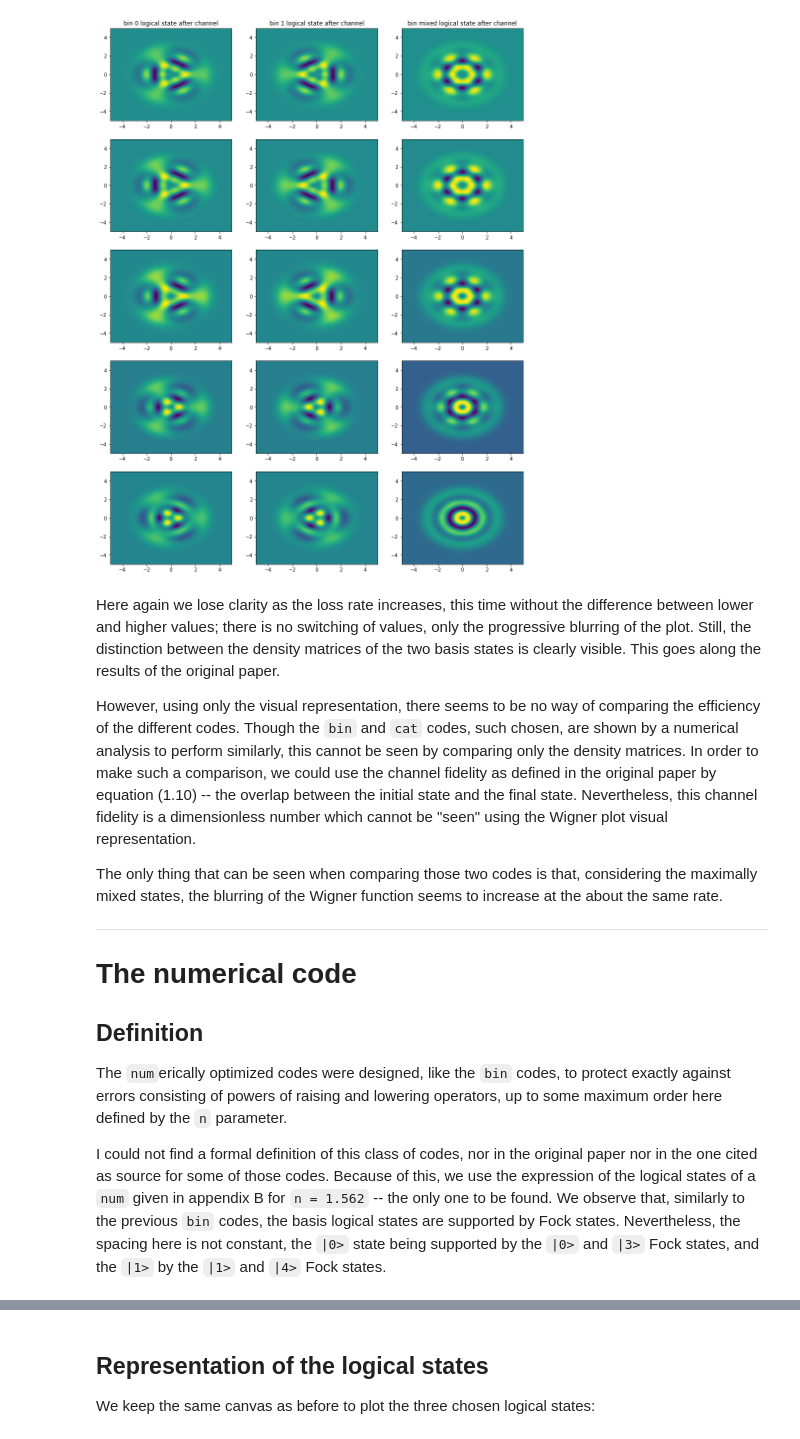
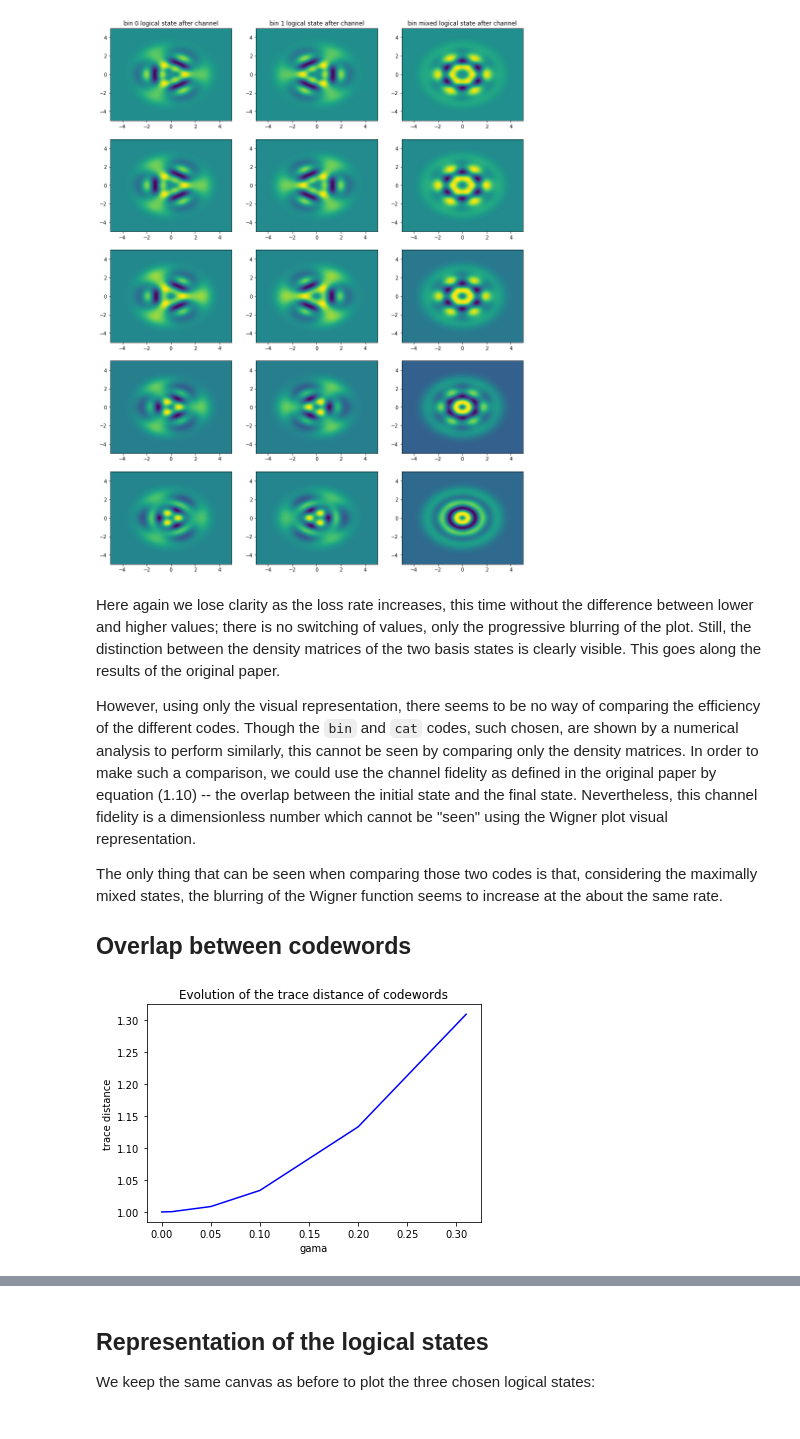
Before and after one commit to kinnian/PRIM, a Jupyter notebook: Bosonic_codes_in_a_pure-loss_channel.ipynb, the cells around one changed output, grey strips where cells are left out. Cells and saved outputs as stored; diff of their text form; code cells hidden in the pictures.

Commit message:
Added trace distance plots

```diff
--- a/Bosonic_codes_in_a_pure-loss_channel.ipynb
+++ b/Bosonic_codes_in_a_pure-loss_channel.ipynb
@@ -238,11 +236,19 @@ However, using only the visual representation, there seems to be no way of compa
 
 The only thing that can be seen when comparing those two codes is that, considering the maximally mixed states, the blurring of the Wigner function seems to increase at the about the same rate.
 
-***
-
-# The numerical code
-## Definition
-
-The `num`erically optimized codes were designed, like the `bin` codes, to protect exactly against errors consisting of powers of raising and lowering operators, up to some maximum order here defined by the `n` parameter.
-
-I could not find a formal definition of this class of codes, nor in the original paper nor in the one cited as source for some of those codes. Because of this, we use the expression of the logical states of a `num` given in appendix B for `n = 1.562` -- the only one to be found. We observe that, similarly to the previous `bin` codes, the basis logical states are supported by Fock states. Nevertheless, the spacing here is not constant, the `|0>` state being supported by the `|0>` and `|3>` Fock states, and the `|1>` by the `|1>` and `|4>` Fock states.
+## Overlap between codewords
+# %%
+d_0 = density(bin_L(20, 0))
+d_1 = density(bin_L(20, 1))
+xvec = [0, 0.01, 0.05, 0.1, 0.2, 0.31]
+yvec = [(tracedist(channel(d_0, 20, gama), channel(d_1, 20, gama))) for gama in xvec]
+fig = plt.figure()
+ax = fig.add_subplot(111)
+
+p = ax.plot(xvec, yvec, 'b')
+ax.set_xlabel('gama')
+ax.set_ylabel('trace distance')
+ax.set_title('Evolution of the trace distance of codewords')
+plt.show()
+# %% [output]
+[figure, added]
```
Also changed, not shown: parts of 7 cells of this notebook.
